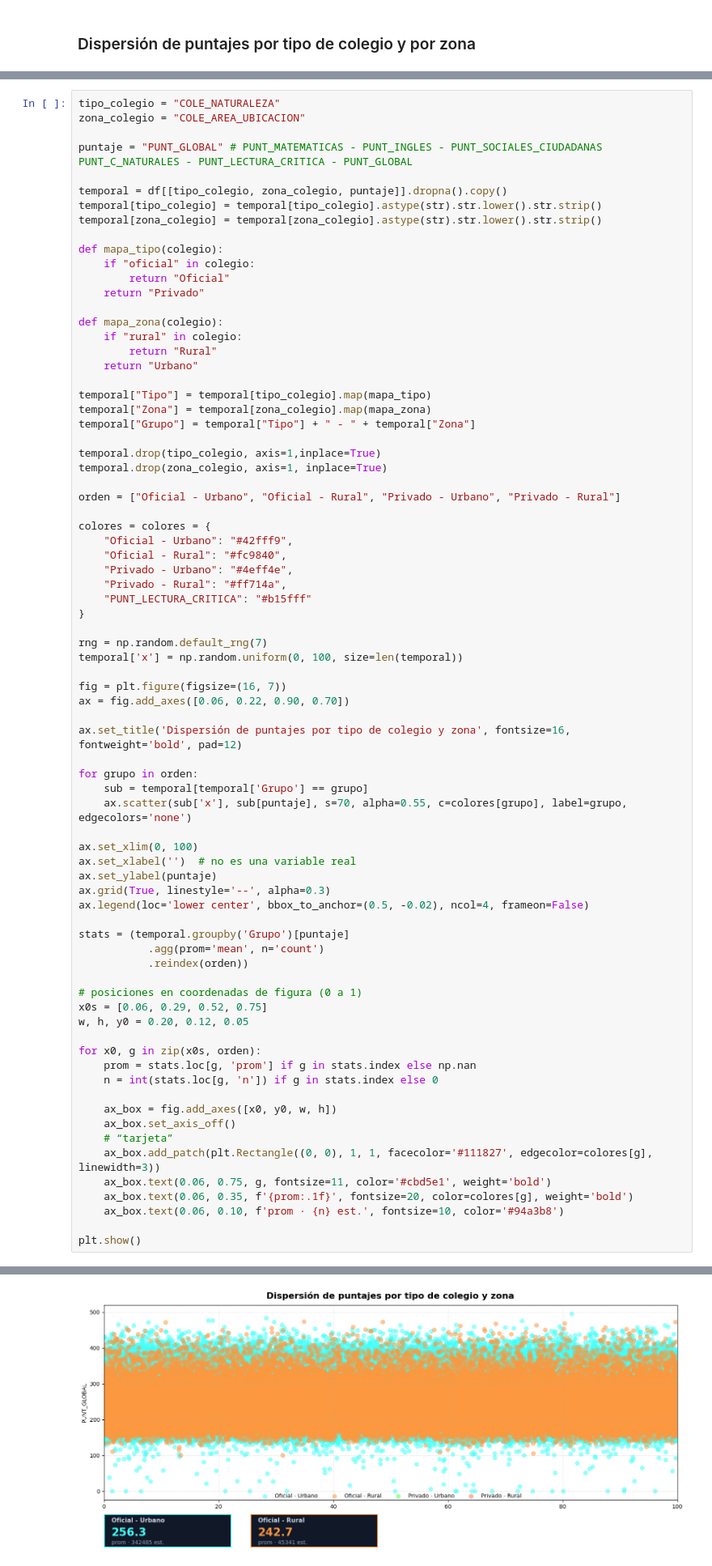
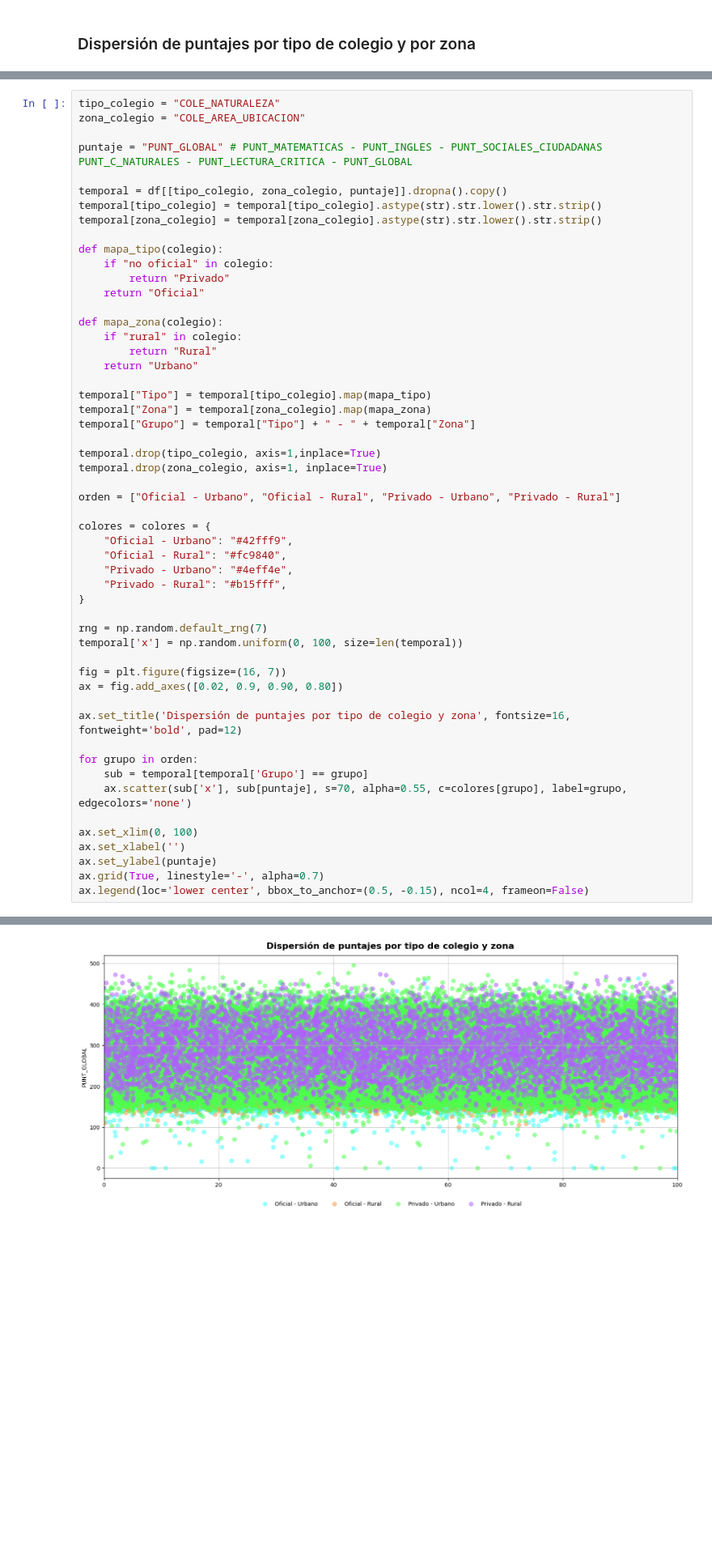
Before and after one commit to juancamilogoomezz/Proyecto-1, a Jupyter notebook: Experimentar Jeronimo.ipynb, the cells around one changed output, grey strips where cells are left out. Shown at 81% size. Cells and saved outputs as stored; diff of their text form; blank space fills up the shorter version.

```diff
--- a/Experimentar Jeronimo.ipynb
+++ b/Experimentar Jeronimo.ipynb
@@ -389,9 +404,9 @@ temporal[tipo_colegio] = temporal[tipo_colegio].astype(str).str.lower().str.stri
 temporal[zona_colegio] = temporal[zona_colegio].astype(str).str.lower().str.strip()
 
 def mapa_tipo(colegio):
-    if "oficial" in colegio:
-        return "Oficial"
-    return "Privado"
+    if "no oficial" in colegio:
+        return "Privado"
+    return "Oficial"
 
 def mapa_zona(colegio):
     if "rural" in colegio:
@@ -411,15 +426,14 @@ colores = colores = {
     "Oficial - Urbano": "#42fff9",
     "Oficial - Rural": "#fc9840",
     "Privado - Urbano": "#4eff4e",
-    "Privado - Rural": "#ff714a",
-    "PUNT_LECTURA_CRITICA": "#b15fff"
+    "Privado - Rural": "#b15fff",
 }
 
 rng = np.random.default_rng(7)
 temporal['x'] = np.random.uniform(0, 100, size=len(temporal))
 
 fig = plt.figure(figsize=(16, 7))
-ax = fig.add_axes([0.06, 0.22, 0.90, 0.70])
+ax = fig.add_axes([0.02, 0.9, 0.90, 0.80])
 
 ax.set_title('Dispersión de puntajes por tipo de colegio y zona', fontsize=16, fontweight='bold', pad=12)
 
@@ -428,30 +442,8 @@ for grupo in orden:
     ax.scatter(sub['x'], sub[puntaje], s=70, alpha=0.55, c=colores[grupo], label=grupo, edgecolors='none')
 
 ax.set_xlim(0, 100)
-ax.set_xlabel('')  # no es una variable real
+ax.set_xlabel('')
 ax.set_ylabel(puntaje)
-ax.grid(True, linestyle='--', alpha=0.3)
-ax.legend(loc='lower center', bbox_to_anchor=(0.5, -0.02), ncol=4, frameon=False)
-
-stats = (temporal.groupby('Grupo')[puntaje]
-           .agg(prom='mean', n='count')
-           .reindex(orden))
-
-# posiciones en coordenadas de figura (0 a 1)
-x0s = [0.06, 0.29, 0.52, 0.75]
-w, h, y0 = 0.20, 0.12, 0.05
-
-for x0, g in zip(x0s, orden):
-    prom = stats.loc[g, 'prom'] if g in stats.index else np.nan
-    n = int(stats.loc[g, 'n']) if g in stats.index else 0
-
-    ax_box = fig.add_axes([x0, y0, w, h])
-    ax_box.set_axis_off()
-    # “tarjeta”
-    ax_box.add_patch(plt.Rectangle((0, 0), 1, 1, facecolor='#111827', edgecolor=colores[g], linewidth=3))
-    ax_box.text(0.06, 0.75, g, fontsize=11, color='#cbd5e1', weight='bold')
-    ax_box.text(0.06, 0.35, f'{prom:.1f}', fontsize=20, color=colores[g], weight='bold')
-    ax_box.text(0.06, 0.10, f'prom · {n} est.', fontsize=10, color='#94a3b8')
-
-plt.show()
+ax.grid(True, linestyle='-', alpha=0.7)
+ax.legend(loc='lower center', bbox_to_anchor=(0.5, -0.15), ncol=4, frameon=False)
 # %% [output]
@@ -459 +451 @@ ValueError: cannot convert float NaN to integer
-[figure, old version]
+[figure, new version]
```
Also changed, not shown: parts of 2 cells of this notebook.
